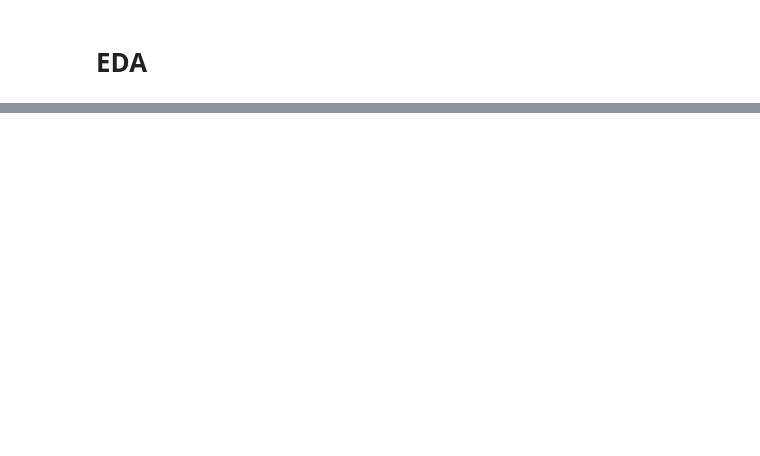
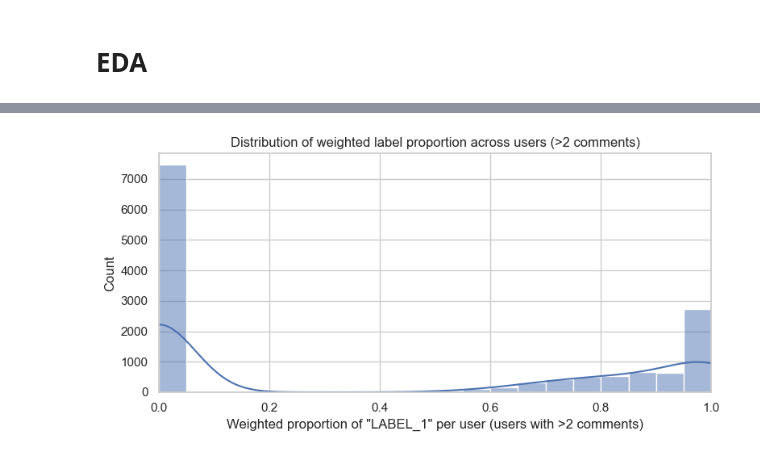
Before and after one commit to ronanhansel/ai-slop-detector, a Jupyter notebook: eda.ipynb, the cells around one changed output, grey strips where cells are left out. Saved outputs shown, nothing was run; the diff lists cells and outputs as text; code cells hidden in the pictures; blank space fills up the shorter version.

```diff
--- a/eda.ipynb
+++ b/eda.ipynb
@@ -22,0 +355,92 @@ df
+# %%
+# distribution of user label proportions (users with >2 comments)
+# and agreement vs disagreement for users with exactly 2 comments
+# (labels weighted by ai_confidence)
+
+import matplotlib.pyplot as plt
+import seaborn as sns
+from collections import Counter
+
+sns.set(style="whitegrid")
+
+# detect columns
+user_candidates = ['commenter_id', 'user_id', 'author_id', 'username', 'user_name', 'author']
+label_candidates = ['label', 'ai_label', 'detection_label', 'class', 'label_name', 'gt_label']
+user_col = next((c for c in df.columns if c in user_candidates), None)
+label_col = next((c for c in df.columns if c in label_candidates), None)
+
+if user_col is None or label_col is None:
+    print("Missing user or label column. Available columns:", df.columns.tolist())
+else:
+    # require ai_confidence for weighting
+    df_u = df.dropna(subset=[user_col, label_col, 'ai_confidence']).copy()
+
+    # aggregate labels + confidences per user
+    agg = df_u.groupby(user_col).agg({
+        label_col: lambda s: list(s),
+        'ai_confidence': lambda s: list(s)
+    }).reset_index().rename(columns={label_col: 'labels', 'ai_confidence': 'confs'})
+    agg['comment_count'] = agg['confs'].map(len)
+
+    unique_labels = sorted(df_u[label_col].dropna().unique())
+
+    # users with >2 comments: show distribution of weighted proportion (binary: pos label proportion)
+    more2 = agg[agg['comment_count'] == 2].copy()
+    if more2.empty:
+        print("No users with more than 2 comments.")
+    else:
+        if len(unique_labels) == 2:
+            pos_label = unique_labels[1]
+            def weighted_pos_prop(labels, confs):
+                total = sum(confs) if sum(confs) > 0 else 1.0
+                pos_sum = sum(c for l,c in zip(labels, confs) if l == pos_label)
+                return pos_sum / total
+            more2['prop_pos_weighted'] = more2.apply(lambda r: weighted_pos_prop(r['labels'], r['confs']), axis=1)
+            plt.figure(figsize=(8,4))
+            sns.histplot(more2['prop_pos_weighted'], bins=20, kde=True)
+            plt.xlabel(f'Weighted proportion of "{pos_label}" per user (users with >2 comments)')
+            plt.title('Distribution of weighted label proportion across users (>2 comments)')
+            plt.xlim(0,1)
+            plt.tight_layout()
+            plt.show()
+            plt.savefig('data-ai-slop-detector/user_label_prop_hist_more2_weighted.png', dpi=150)
+            print("Saved data-ai-slop-detector/user_label_prop_hist_more2_weighted.png")
+        else:
+            # multi-class: compute per-label weighted proportions and show boxplot
+            def weighted_props(labels, confs):
+                total = sum(confs) if sum(confs)>0 else 1.0
+                counts = {lab: 0.0 for lab in unique_labels}
+                for l,c in zip(labels, confs):
+                    counts[l] += c
+                return {lab: counts[lab]/total for lab in unique_labels}
+            props = more2.apply(lambda r: pd.Series(weighted_props(r['labels'], r['confs'])), axis=1)
+            props.index = more2[user_col].values
+            plt.figure(figsize=(10,4))
+            sns.boxplot(data=props, orient='h')
+            plt.xlabel('Weighted proportion')
+            plt.title('Per-label weighted proportion distribution across users (>2 comments)')
+            plt.xlim(0,1)
+            plt.tight_layout()
+            plt.show()
+            plt.savefig('data-ai-slop-detector/user_label_prop_box_more2_weighted.png', dpi=150)
+            print("Saved data-ai-slop-detector/user_label_prop_box_more2_weighted.png")
+
+    # users with exactly 2 comments -> agreement vs disagreement (weighted by total ai_confidence)
+    eq2 = agg[agg['comment_count'] == 2].copy()
+    if eq2.empty:
+        print("No users with exactly 2 comments.")
+    else:
+        def is_agree(labels):
+            return 1 if labels[0] == labels[1] else 0
+        eq2['agreement'] = eq2['labels'].map(is_agree)
+        eq2['total_conf'] = eq2['confs'].map(sum)
+
+        agree_count = int(eq2['agreement'].sum())
+        disagree_count = int(len(eq2) - agree_count)
+        agree_weight = float(eq2.loc[eq2['agreement'] == 1, 'total_conf'].sum())
+        disagree_weight = float(eq2.loc[eq2['agreement'] == 0, 'total_conf'].sum())
+
+        print(f"\nUsers with exactly 2 comments: total={len(eq2)}, agreement={agree_count}, disagreement={disagree_count}")
+        print(f"Weighted totals (sum ai_confidence) — agreement={agree_weight:.3f}, disagreement={disagree_weight:.3f}")
+# %% [output]
+[figure, added]
```
Also changed, not shown: parts of 14 cells of this notebook, 20 other files.
